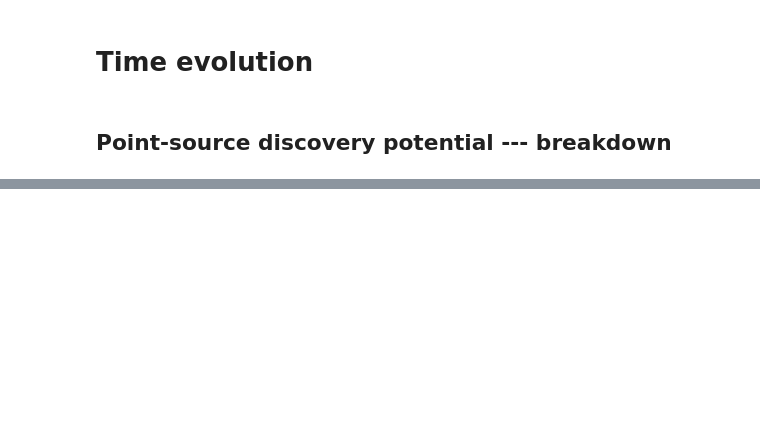
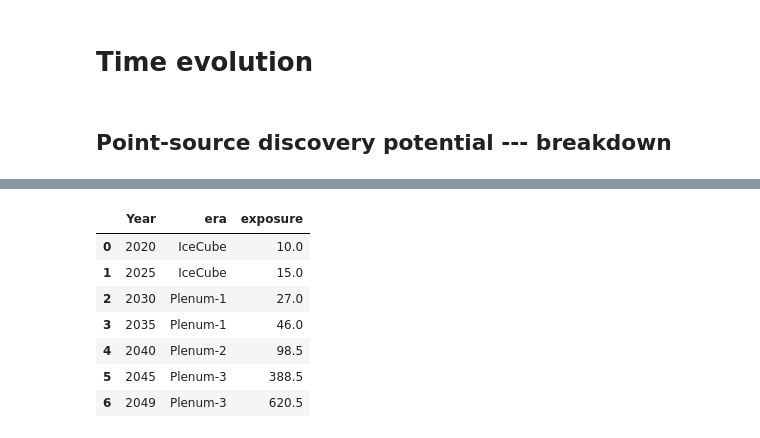
Before and after one commit to PLEnuM-group/Plenum, a Jupyter notebook: notebooks/misc/plotting_pointsource_discovery_potential_breakdown.ipynb, the cells around one changed output, grey strips where cells are left out. Saved outputs shown, nothing was run; the diff lists cells and outputs as text; code cells hidden in the pictures; blank space fills up the shorter version.

```diff
--- a/notebooks/misc/plotting_pointsource_discovery_potential_breakdown.ipynb
+++ b/notebooks/misc/plotting_pointsource_discovery_potential_breakdown.ipynb
@@ -37,2 +62,43 @@ flux_psd = pd.read_csv(
+# %%
+config_selection = pd.DataFrame(
+    [
+        {"Year": 2020, "era": "IceCube"},
+        {"Year": 2025, "era": "IceCube"},
+        # {"Year": 2028, "era": "Plenum-1"},
+        {"Year": 2030, "era": "Plenum-1"},
+        # {"Year": 2031, "era": "Plenum-1"},
+        {"Year": 2035, "era": "Plenum-1"},
+        {"Year": 2040, "era": "Plenum-2"},
+        {"Year": 2045, "era": "Plenum-3"},
+        {"Year": 2049, "era": "Plenum-3"},
+    ]
+)
+config_selection["exposure"] = 0
+for _, cs in config_selection.iterrows():
+    selection = exposure_config.loc[
+        (exposure_config.Year == cs["Year"]) & (exposure_config.era == cs["era"])
+    ]
+    _sum = 0
+    for ii, _det in enumerate(selection.detectors.iloc[0]):
+        if _det=="TRIDENT":
+            _sum += selection.timefactors.iloc[0][ii] * st.TRIDENT_FACTOR
+        elif _det=="HUNT":
+            _sum += selection.timefactors.iloc[0][ii] * st.HUNT_FACTOR
+        elif _det=="NEON":
+            _sum += selection.timefactors.iloc[0][ii] * st.NEON_FACTOR
+        else:
+            _sum += selection.timefactors.iloc[0][ii]
+    config_selection.loc[_, "exposure"] = _sum * 10
+# %%
+config_selection
+# %% [output]
+|  | Year | era | exposure |
+| 0 | 2020 | IceCube | 10.0 |
+| 1 | 2025 | IceCube | 15.0 |
+| 2 | 2030 | Plenum-1 | 27.0 |
+| 3 | 2035 | Plenum-1 | 46.0 |
+| 4 | 2040 | Plenum-2 | 98.5 |
+| 5 | 2045 | Plenum-3 | 388.5 |
+| 6 | 2049 | Plenum-3 | 620.5 |
 # %%
 colors_detectors = {
```
Also changed, not shown: parts of 8 cells of this notebook, 2 other files.
